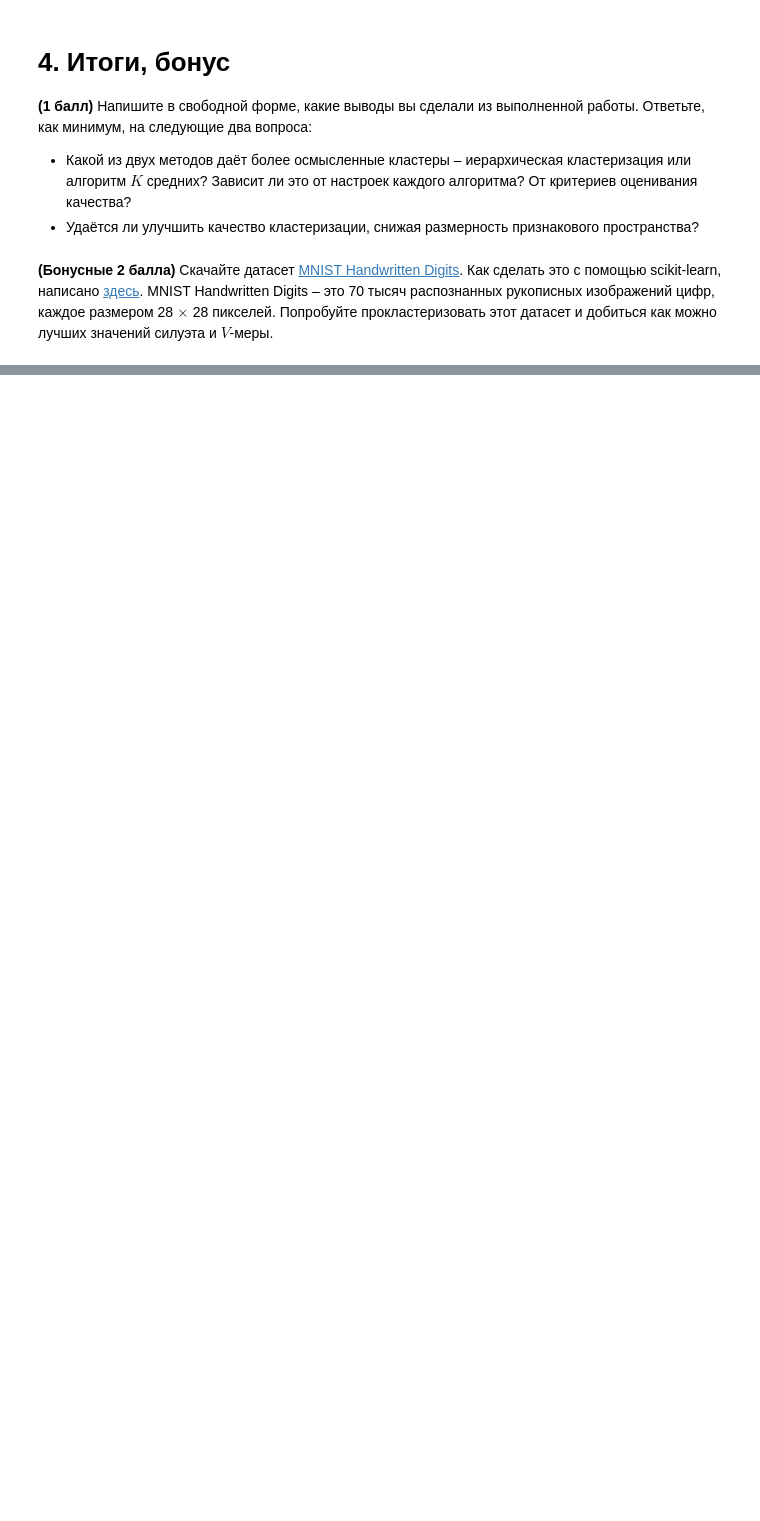
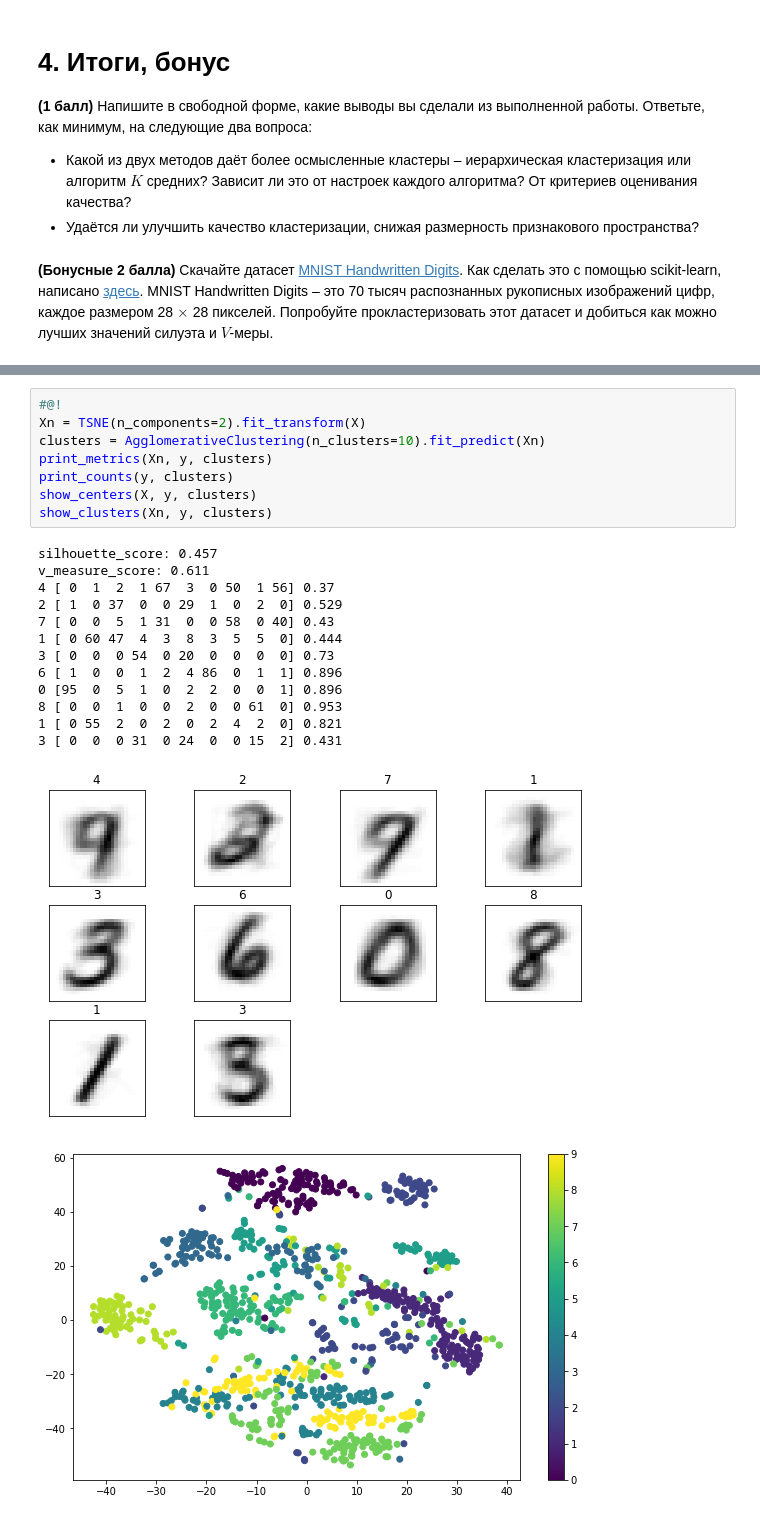
Before and after one commit to MitrofanovDmitry/study, a Jupyter notebook: practice/59 clustering/clustering.ipynb, the cells around one changed output, grey strips where cells are left out. Cells and saved outputs as stored; diff of their text form; blank space fills up the shorter version.

```diff
--- a/practice/59 clustering/clustering.ipynb
+++ b/practice/59 clustering/clustering.ipynb
@@ -332,0 +449,23 @@ for ax in axes.flat[-2:]: fig.delaxes(ax)
+# %%
+#@!
+Xn = TSNE(n_components=2).fit_transform(X)
+clusters = AgglomerativeClustering(n_clusters=10).fit_predict(Xn)
+print_metrics(Xn, y, clusters)
+print_counts(y, clusters)
+show_centers(X, y, clusters)
+show_clusters(Xn, y, clusters)
+# %% [output]
+silhouette_score: 0.457
+v_measure_score: 0.611
+4 [ 0  1  2  1 67  3  0 50  1 56] 0.37
+2 [ 1  0 37  0  0 29  1  0  2  0] 0.529
+7 [ 0  0  5  1 31  0  0 58  0 40] 0.43
+1 [ 0 60 47  4  3  8  3  5  5  0] 0.444
+3 [ 0  0  0 54  0 20  0  0  0  0] 0.73
+6 [ 1  0  0  1  2  4 86  0  1  1] 0.896
+0 [95  0  5  1  0  2  2  0  0  1] 0.896
+8 [ 0  0  1  0  0  2  0  0 61  0] 0.953
+1 [ 0 55  2  0  2  0  2  4  2  0] 0.821
+3 [ 0  0  0 31  0 24  0  0 15  2] 0.431
+[figure, added]
+[figure, added]
```
Also changed, not shown: parts of 13 cells of this notebook.
